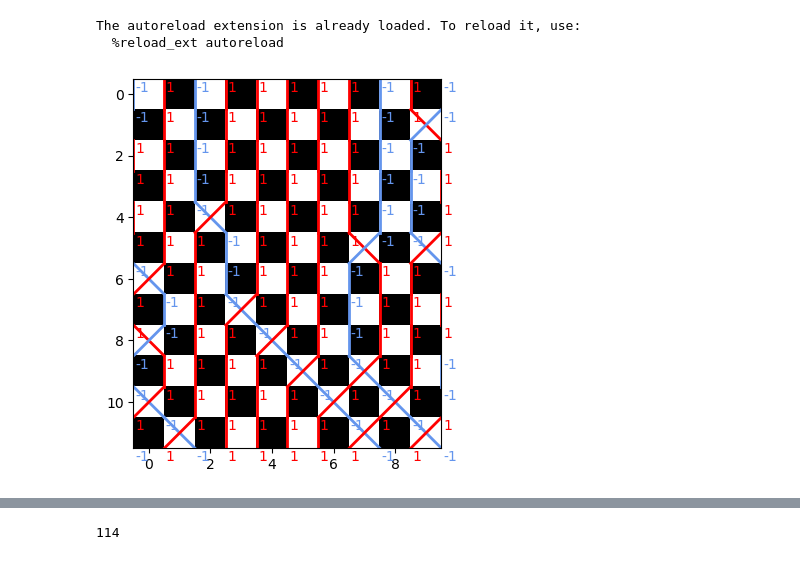
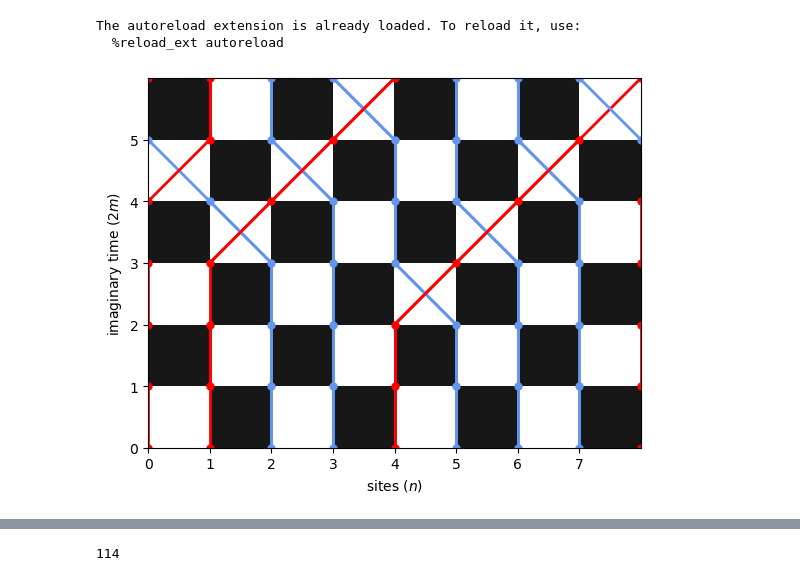
Before and after one commit to Jaymun723/quantum-monte-carlo, a Jupyter notebook: thea.ipynb, the cells around one changed output, grey strips where cells are left out. Saved outputs shown, nothing was run; the diff lists cells and outputs as text; code cells hidden in the pictures.

```diff
--- a/thea.ipynb
+++ b/thea.ipynb
@@ -1,22 +1,26 @@
 # %%
-#première génération d'une grille et affichage avec draw
+# Première génération d'une grille et affichage avec draw
+
 %load_ext autoreload
 %autoreload 2
 
 import production.problem as pb
 import production.worldline as ws
+import numpy as np
 
-first_test = pb.Problem( 10, 1, 1, 300, 6.0)
+rng = np.random.default_rng(seed=7)
 
-first_grid = ws.Wordline(first_test)
+first_test = pb.Problem( 8, 1, 1, 300, 3)
+
+first_grid = ws.Worldline(first_test)
 first_grid._initialize_state()
 
-first_grid.draw(first_grid.spins)
+first_grid.draw()
 
 # wl4 = ws.ExhaustiveWorldline(first_test)
 # wl4.generate_all_wordlines()
 # len(wl4.worldlines)
 # %% [output]
 The autoreload extension is already loaded. To reload it, use:
   %reload_ext autoreload
-[figure, old version]
+[figure, new version]
```
Also changed, not shown: parts of 4 cells of this notebook, 2 other files.
